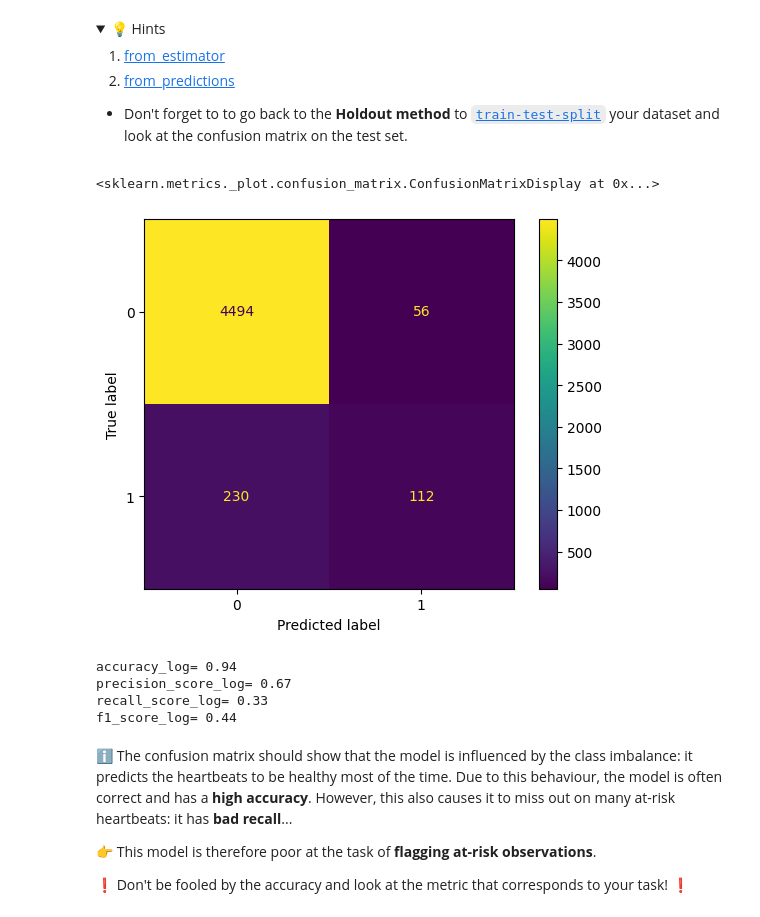
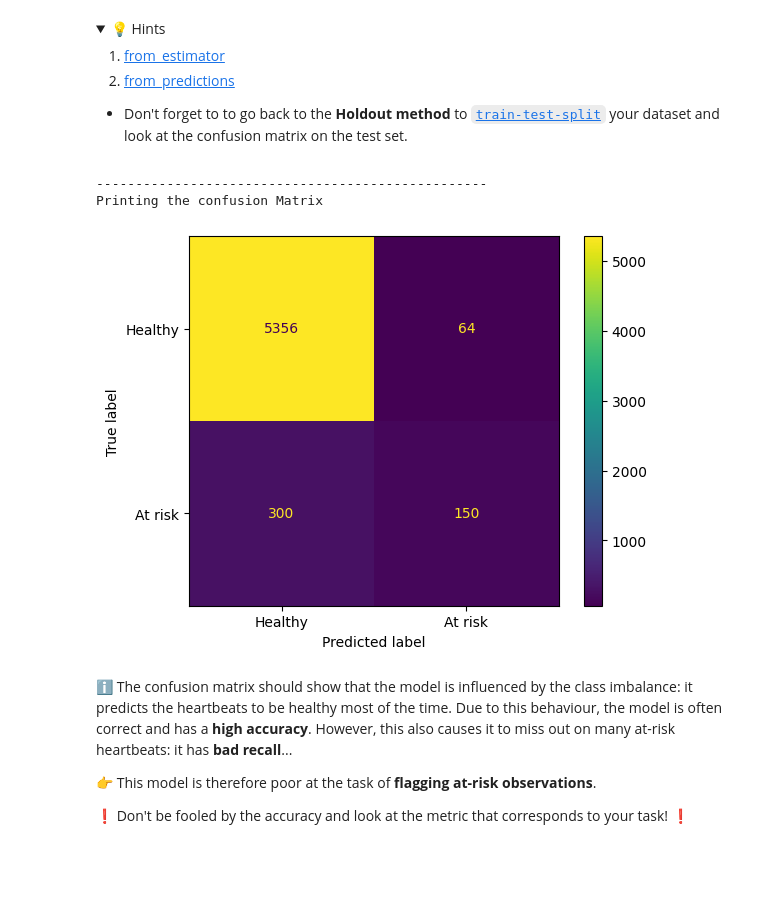
Before and after one commit to ParissaPeimaniyfard/data-electrocardiograms, a Jupyter notebook: Electrocardiograms.ipynb, the cells around one changed output. Saved outputs shown, nothing was run; the diff lists cells and outputs as text; code cells hidden in the pictures; folded sections open; blank space fills up the shorter version.

Commit message:
Completed prediction step

```diff
--- a/Electrocardiograms.ipynb
+++ b/Electrocardiograms.ipynb
@@ -123,3 +113,16 @@ git push origin master
+# %%
+from sklearn.model_selection import cross_validate
+from sklearn.linear_model import LogisticRegression
+
+# Ready X and y
+X = data.loc[:, 'x_1':'x_187']
+y = data['target']
+
+# 10-Fold Cross validate model
+log_cv_results = cross_validate(LogisticRegression(max_iter=1000),
+                                X, y,
+                                cv=10,
+                                scoring=['accuracy','recall','precision','f1'])
 # %% [markdown]
 ❓ **Question (Ratio of correct predictions)** ❓
 
@@ -178,13 +215,3 @@ print("Why ? Let's print a confusion matrix!")
 
 - Don't forget to to go back to the **Holdout method** to [`train-test-split`](https://scikit-learn.org/stable/modules/generated/sklearn.model_selection.train_test_split.html) your dataset and look at the confusion matrix on the test set.
 </details>
-# %%
-X=data.drop(columns=['target'])
-y= data['target']
-model_log = LogisticRegression(max_iter=1000)
-X_train, X_test, y_train, y_test = train_test_split(X, y, random_state=0)
-model_log.fit(X_train,y_train)
-ConfusionMatrixDisplay.from_estimator(model_log, X_test, y_test)
-# %% [output]
-<sklearn.metrics._plot.confusion_matrix.ConfusionMatrixDisplay at 0x...>
-[figure, removed]
@@ -193,13 +218,26 @@ y_predic_log= model_log.predict(X_test)
-# %%
-print('accuracy_log=', round(accuracy_score(y_test,y_predic_log),2))
-print('precision_score_log=', round(precision_score(y_test,y_predic_log),2))
-print('recall_score_log=', round(recall_score(y_test,y_predic_log),2))
-print('f1_score_log=', round(f1_score(y_test,y_predic_log),2))
-# %% [output]
-accuracy_log= 0.94
-precision_score_log= 0.67
-recall_score_log= 0.33
-f1_score_log= 0.44
+# %%
+from sklearn.model_selection import train_test_split
+from sklearn.metrics import confusion_matrix, ConfusionMatrixDisplay
+
+# STEP 0 - Split the data into train and test sets
+X_train, X_test, y_train, y_test = train_test_split(X,y, test_size=0.3)
+
+# STEP 1 - Instantiate and train the model on the training data
+log_model = LogisticRegression(max_iter=1000).fit(X_train,y_train)
+
+
+# # STEP 2b - Predictions on the test set
+y_pred = log_model.predict(X_test)
+
+# STEP 2b - Plot the confusion matrix
+
+print("-"*50)
+print("Printing the confusion Matrix")
+disp = ConfusionMatrixDisplay.from_predictions(y_test, y_pred, display_labels=['Healthy','At risk'])
+# %% [output]
+--------------------------------------------------
+Printing the confusion Matrix
+[figure, added]
 # %% [markdown]
 ℹ️ The confusion matrix should show that the model is influenced by the class imbalance: it predicts the heartbeats to be healthy most of the time. Due to this behaviour, the model is often correct and has a **high accuracy**. However, this also causes it to miss out on many at-risk heartbeats: it has **bad recall**...
 
```
Also changed, not shown: parts of 43 cells of this notebook, 1 other file.
